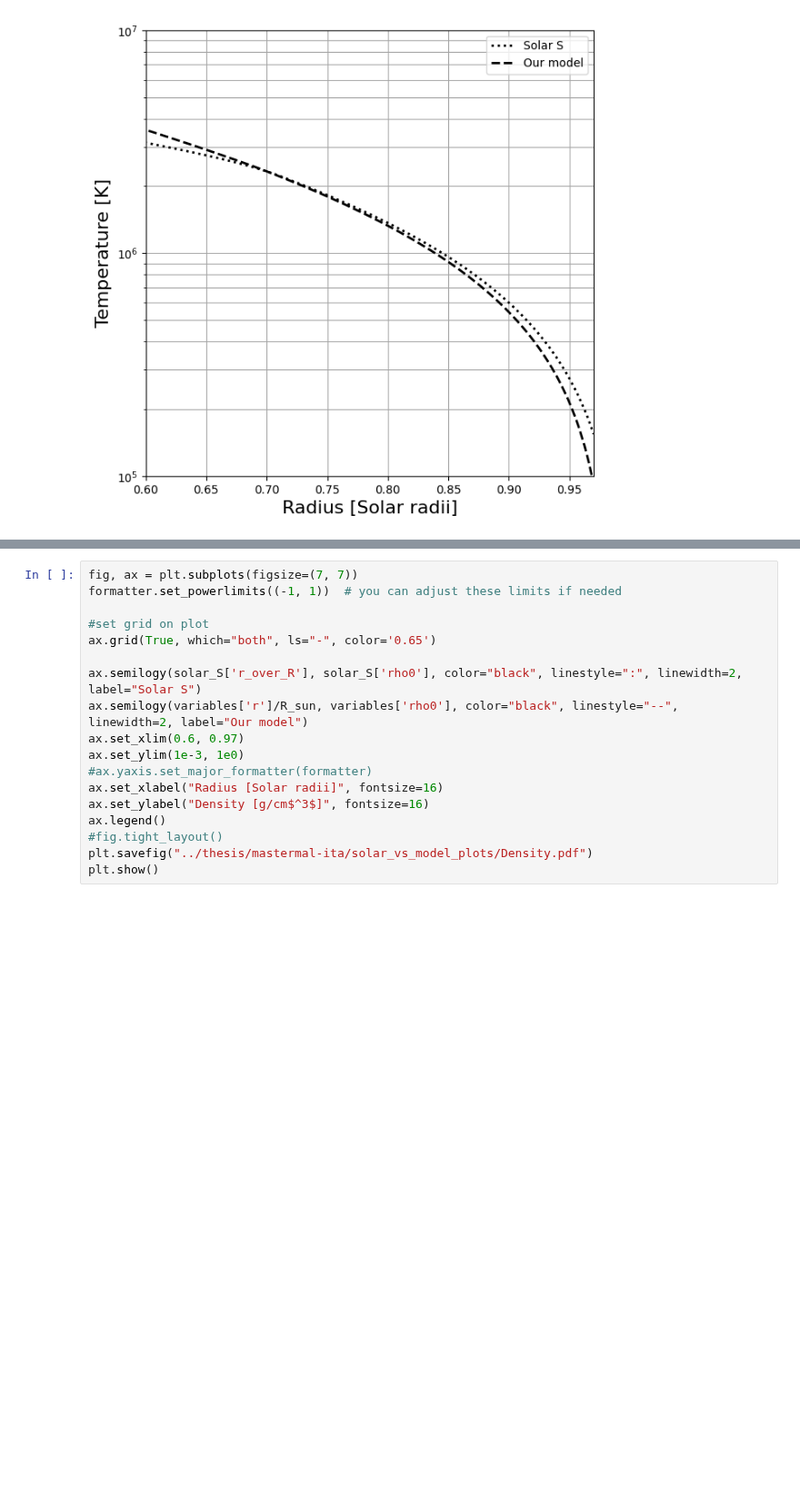
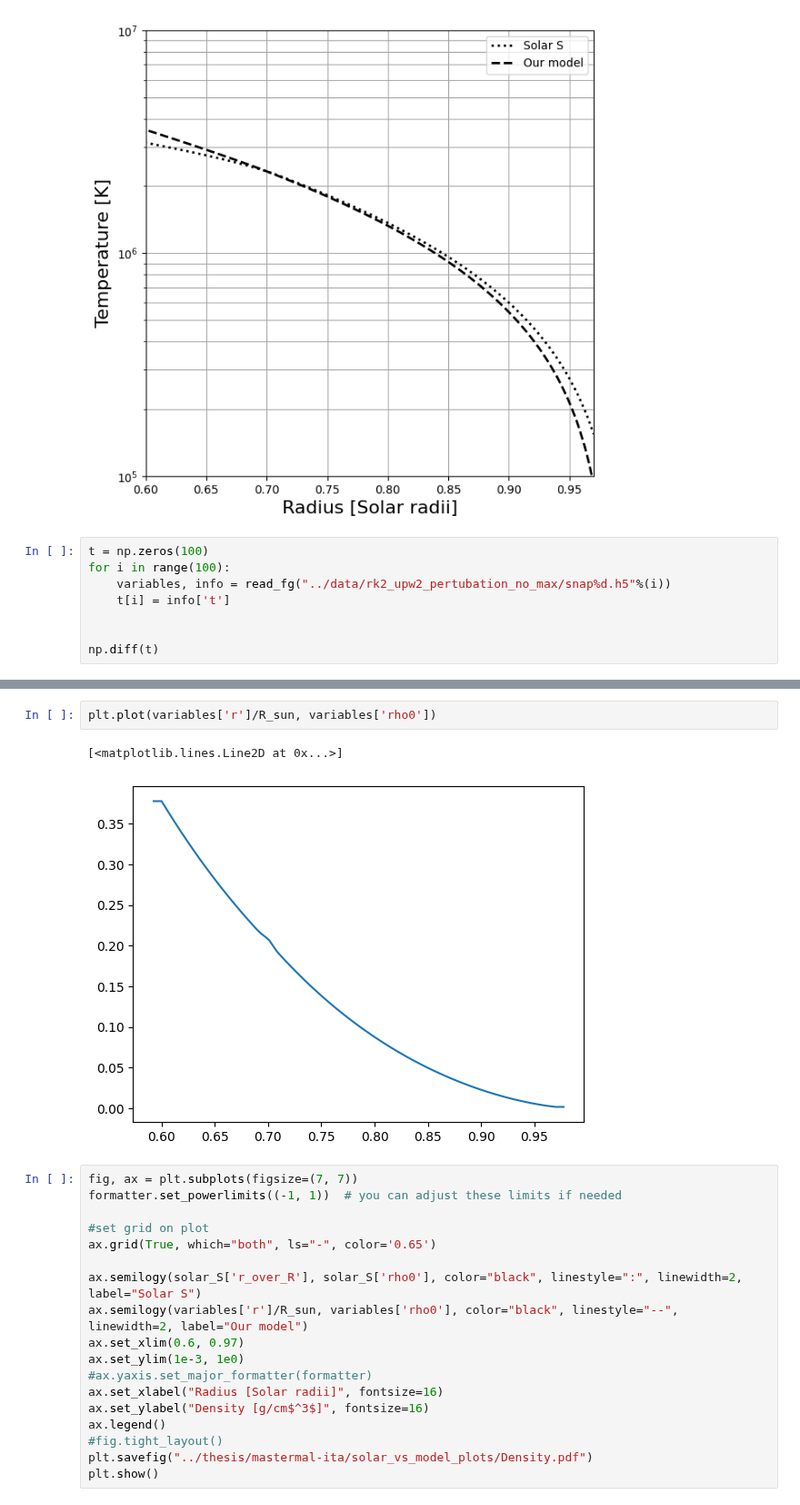
Before and after one commit to tabjone/2DHDCZ, a Jupyter notebook: visualisation/Visualise_background.ipynb, the cells around one changed output, grey strips where cells are left out. Shown at 91% size. Cells and saved outputs as stored; diff of their text form; blank space fills up the shorter version.

```diff
--- a/visualisation/Visualise_background.ipynb
+++ b/visualisation/Visualise_background.ipynb
@@ -67,3 +70,11 @@ plt.savefig("../thesis/mastermal-ita/solar_vs_model_plots/Temperature.pdf")
 plt.show()
 # %% [output]
 [figure]
+# %%
+t = np.zeros(100)
+for i in range(100):
+    variables, info = read_fg("../data/rk2_upw2_pertubation_no_max/snap%d.h5"%(i))
+    t[i] = info['t']
+
+
+np.diff(t)
@@ -70,3 +107,8 @@ plt.show()
+# %%
+plt.plot(variables['r']/R_sun, variables['rho0'])
+# %% [output]
+[<matplotlib.lines.Line2D at 0x...>]
+[figure, added]
 # %%
 fig, ax = plt.subplots(figsize=(7, 7))
 formatter.set_powerlimits((-1, 1))  # you can adjust these limits if needed
```
Also changed, not shown: parts of 10 cells of this notebook, 11 other files.
